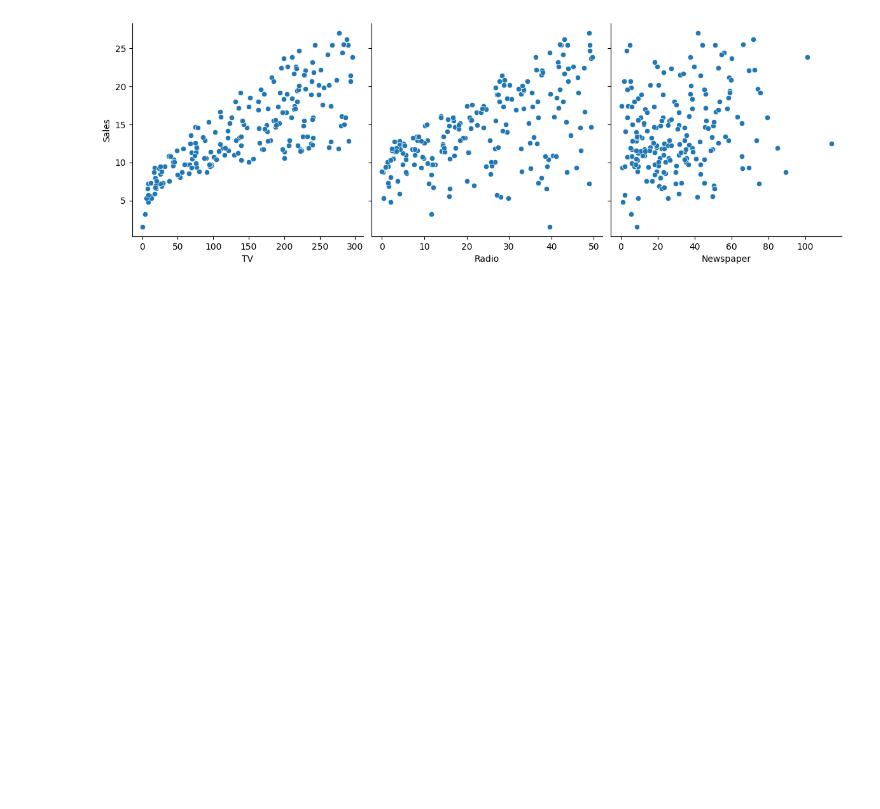
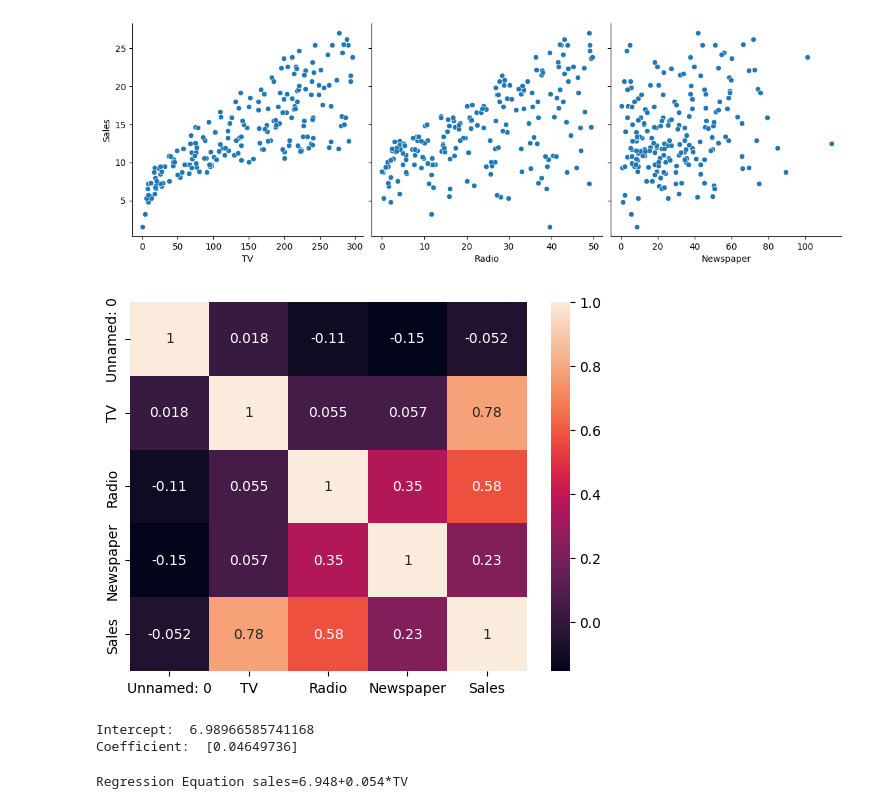
Before and after one commit to Vexy-04/DSE-Lab, a Jupyter notebook: Program 5/linear regression.ipynb, the cells around one changed output. Drawn from its saved outputs; the diff is of its cells as text; code cells hidden in the pictures; blank space fills up the shorter version.

```diff
--- a/Program 5/linear regression.ipynb
+++ b/Program 5/linear regression.ipynb
@@ -62,3 +62,26 @@ sns.pairplot(dataset,x_vars=['TV','Radio','Newspaper'],y_vars='Sales',height=4,a
 plt.show()
 # %% [output]
 [figure]
+# %%
+sns.heatmap(dataset.corr(),annot=True)
+plt.show()
+# %% [output]
+[figure, added]
+# %%
+from sklearn.model_selection import train_test_split
+from sklearn.linear_model import LinearRegression
+from sklearn import metrics
+x=dataset[['TV']]
+y=dataset['Sales']
+x_train,x_test,y_train,y_test=train_test_split(x,y,test_size=0.3,random_state=100)
+slr=LinearRegression()
+slr.fit(x_train,y_train)
+print('Intercept: ',slr.intercept_)
+print('Coefficient: ',slr.coef_)
+# %% [output]
+Intercept:  6.98966585741168
+Coefficient:  [0.04649736]
+# %%
+print('Regression Equation sales=6.948+0.054*TV')
+# %% [output]
+Regression Equation sales=6.948+0.054*TV
```
Also changed, not shown: parts of 3 cells of this notebook.
